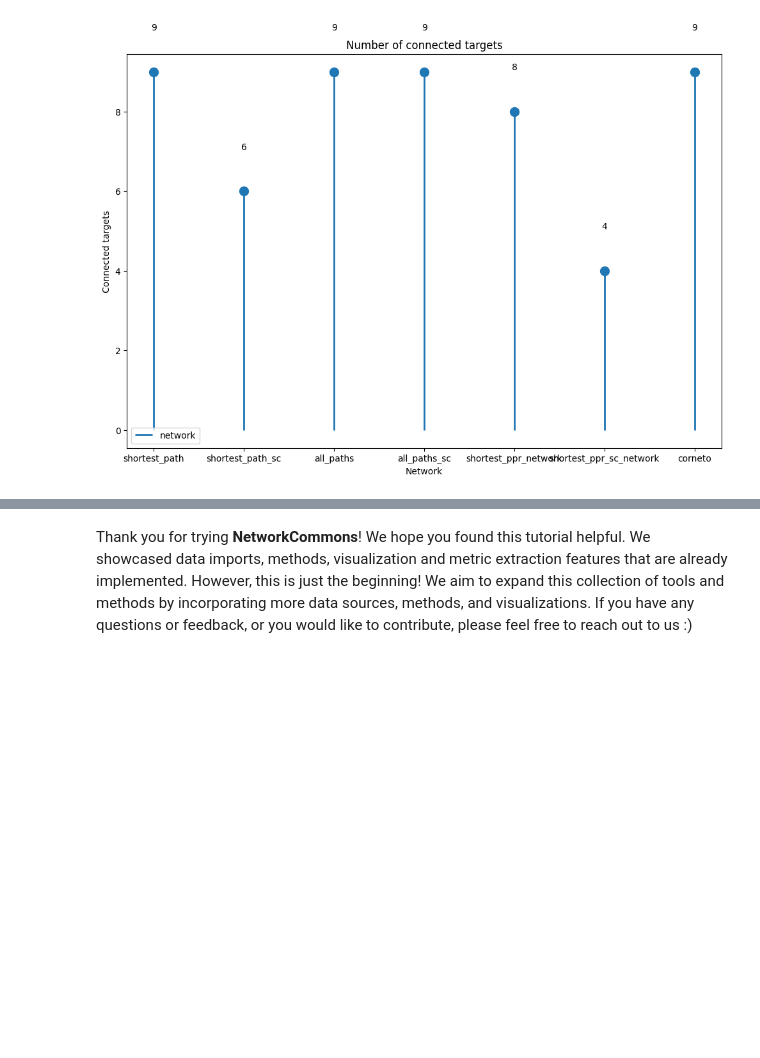
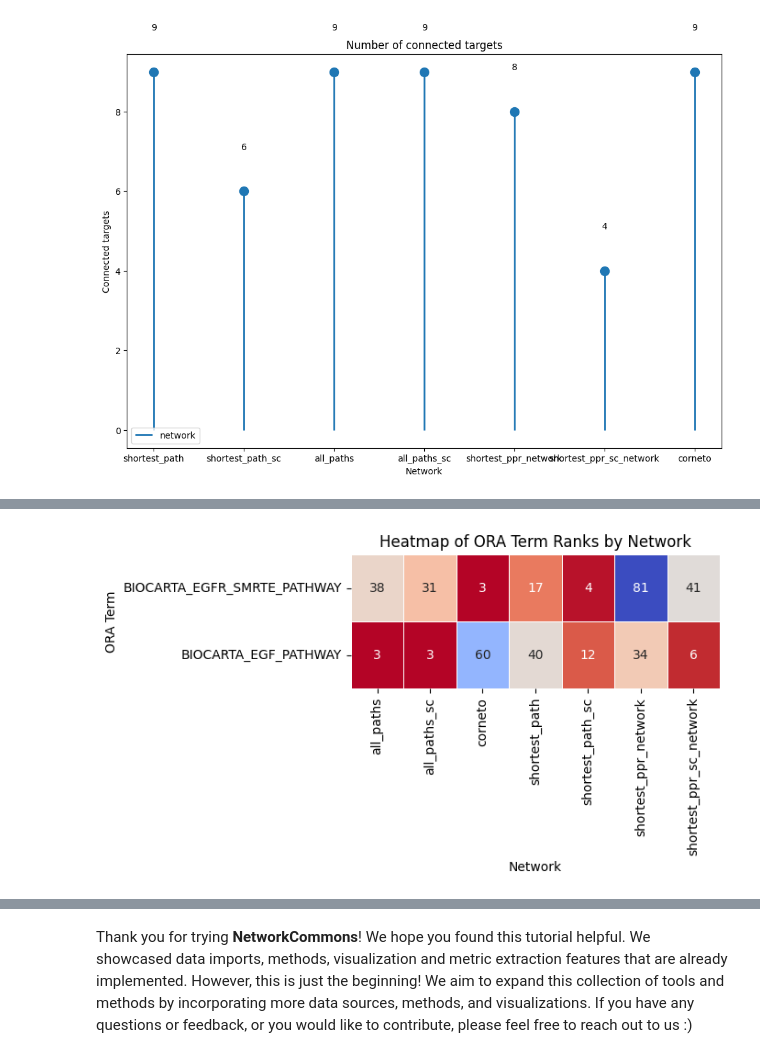
Before and after one commit to saezlab/networkcommons, a Jupyter notebook: docs/src/vignettes/1_simple_example.ipynb, the cells around one changed output, grey strips where cells are left out. Cells and saved outputs as stored; diff of their text form; code cells hidden in the pictures; blank space fills up the shorter version.

Commit message:
added evaluation based on pathway enrichment

```diff
--- a/docs/src/vignettes/1_simple_example.ipynb
+++ b/docs/src/vignettes/1_simple_example.ipynb
@@ -296,0 +302,6 @@ nc.visual.lollipop_plot(metrics, 'network', 'Connected targets', orientation='ve
+# %%
+signatures = dc.get_resource('MSigDB', organism='human')
+biocarta_elements = signatures[signatures['collection'] == 'biocarta_pathways']
+biocarta_elements.rename(columns={'geneset': 'source', 'genesymbol': 'target'}, inplace=True)
+biocarta_elements.drop_duplicates(inplace=True)
+biocarta_elements.head()
@@ -296,0 +323,2 @@ nc.visual.lollipop_plot(metrics, 'network', 'Connected targets', orientation='ve
+# %%
+ora_results = nc.eval.get_metric_from_networks(networks, 'run_ora', net=biocarta_elements)
@@ -296,0 +334,4 @@ nc.visual.lollipop_plot(metrics, 'network', 'Connected targets', orientation='ve
+# %%
+nc.visual.create_rank_heatmap(ora_results, ['BIOCARTA_EGF_PATHWAY', 'BIOCARTA_EGFR_SMRTE_PATHWAY'])
+# %% [output]
+[figure, added]
```
Also changed, not shown: parts of 10 cells of this notebook.
